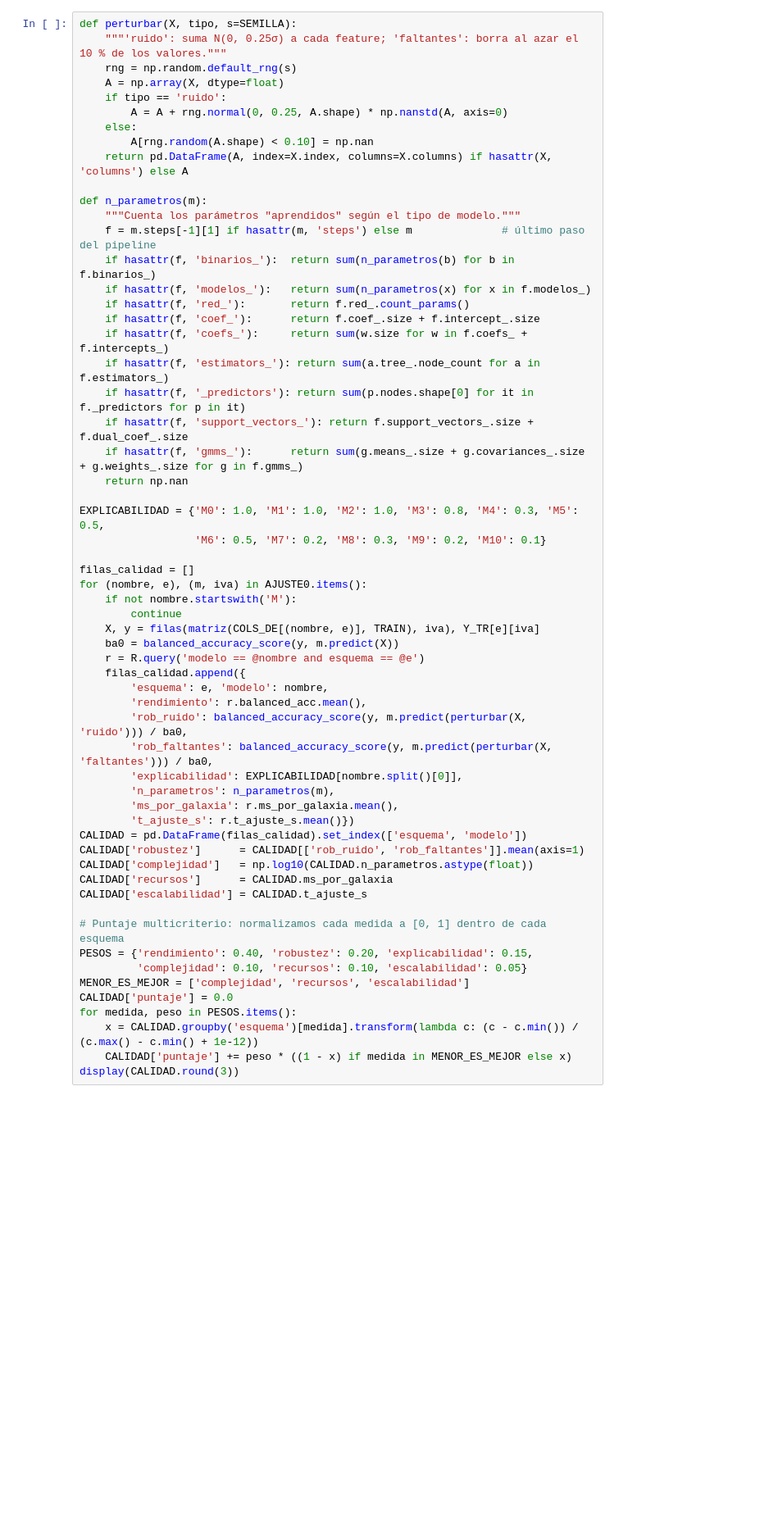
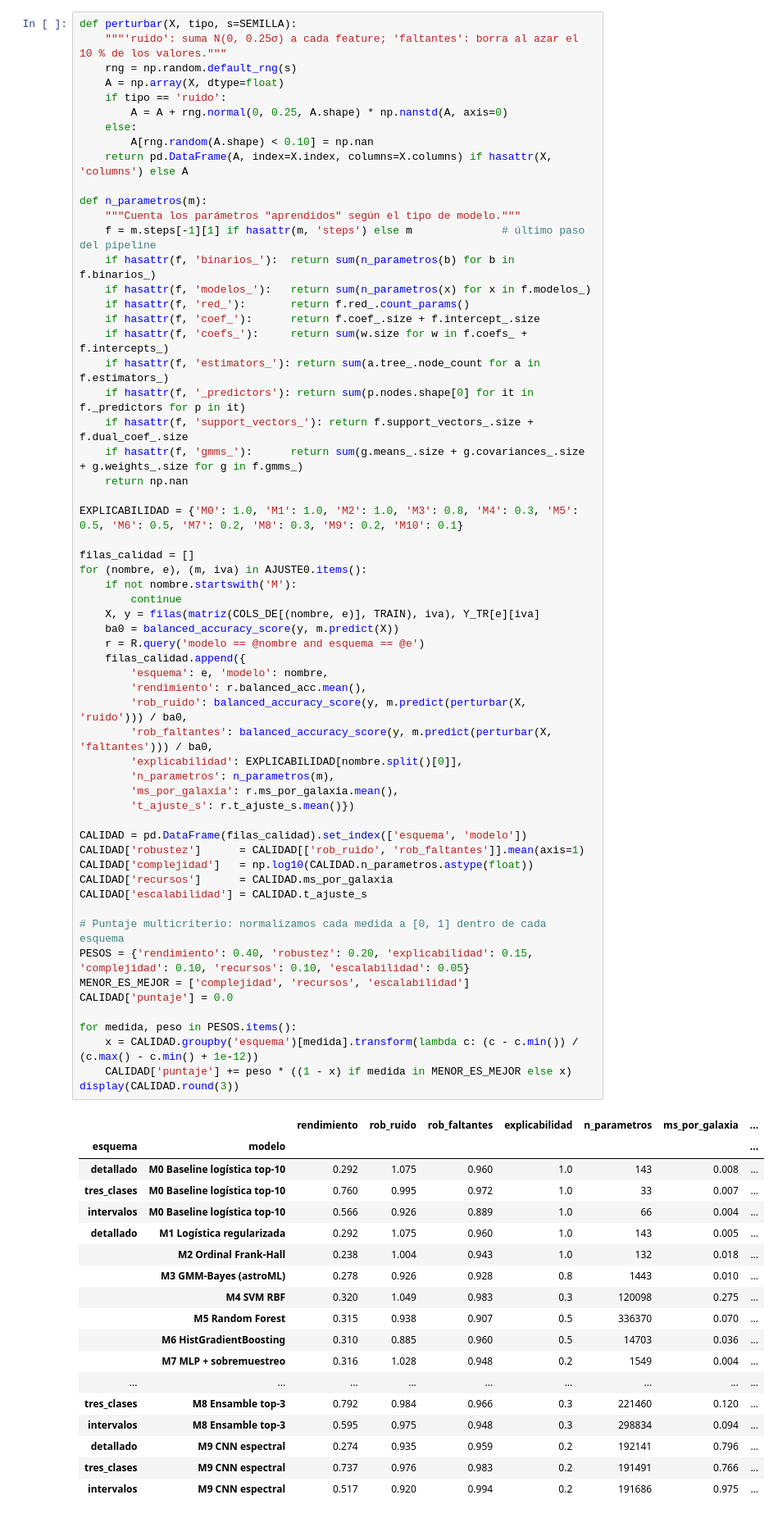
Before and after one commit to Melonangie/Galaxy-Vision, a Jupyter notebook: modeling.ipynb, the cells around one changed output. Shown at 82% size. Drawn from its saved outputs; the diff is of its cells as text; blank space fills up the shorter version.

```diff
--- a/modeling.ipynb
+++ b/modeling.ipynb
@@ -712,40 +738,59 @@ def n_parametros(m):
     if hasattr(f, 'gmms_'):      return sum(g.means_.size + g.covariances_.size + g.weights_.size for g in f.gmms_)
     return np.nan
 
-EXPLICABILIDAD = {'M0': 1.0, 'M1': 1.0, 'M2': 1.0, 'M3': 0.8, 'M4': 0.3, 'M5': 0.5,
-                  'M6': 0.5, 'M7': 0.2, 'M8': 0.3, 'M9': 0.2, 'M10': 0.1}
+EXPLICABILIDAD = {'M0': 1.0, 'M1': 1.0, 'M2': 1.0, 'M3': 0.8, 'M4': 0.3, 'M5': 0.5, 'M6': 0.5, 'M7': 0.2, 'M8': 0.3, 'M9': 0.2, 'M10': 0.1}
 
 filas_calidad = []
 for (nombre, e), (m, iva) in AJUSTE0.items():
     if not nombre.startswith('M'):
         continue
     X, y = filas(matriz(COLS_DE[(nombre, e)], TRAIN), iva), Y_TR[e][iva]
     ba0 = balanced_accuracy_score(y, m.predict(X))
     r = R.query('modelo == @nombre and esquema == @e')
     filas_calidad.append({
         'esquema': e, 'modelo': nombre,
         'rendimiento': r.balanced_acc.mean(),
         'rob_ruido': balanced_accuracy_score(y, m.predict(perturbar(X, 'ruido'))) / ba0,
         'rob_faltantes': balanced_accuracy_score(y, m.predict(perturbar(X, 'faltantes'))) / ba0,
         'explicabilidad': EXPLICABILIDAD[nombre.split()[0]],
         'n_parametros': n_parametros(m),
         'ms_por_galaxia': r.ms_por_galaxia.mean(),
         't_ajuste_s': r.t_ajuste_s.mean()})
+
 CALIDAD = pd.DataFrame(filas_calidad).set_index(['esquema', 'modelo'])
 CALIDAD['robustez']      = CALIDAD[['rob_ruido', 'rob_faltantes']].mean(axis=1)
 CALIDAD['complejidad']   = np.log10(CALIDAD.n_parametros.astype(float))
 CALIDAD['recursos']      = CALIDAD.ms_por_galaxia
 CALIDAD['escalabilidad'] = CALIDAD.t_ajuste_s
 
 # Puntaje multicriterio: normalizamos cada medida a [0, 1] dentro de cada esquema
-PESOS = {'rendimiento': 0.40, 'robustez': 0.20, 'explicabilidad': 0.15,
-         'complejidad': 0.10, 'recursos': 0.10, 'escalabilidad': 0.05}
+PESOS = {'rendimiento': 0.40, 'robustez': 0.20, 'explicabilidad': 0.15, 'complejidad': 0.10, 'recursos': 0.10, 'escalabilidad': 0.05}
 MENOR_ES_MEJOR = ['complejidad', 'recursos', 'escalabilidad']
 CALIDAD['puntaje'] = 0.0
+
 for medida, peso in PESOS.items():
     x = CALIDAD.groupby('esquema')[medida].transform(lambda c: (c - c.min()) / (c.max() - c.min() + 1e-12))
     CALIDAD['puntaje'] += peso * ((1 - x) if medida in MENOR_ES_MEJOR else x)
 display(CALIDAD.round(3))
+# %% [output]
+|  |  | rendimiento | rob_ruido | rob_faltantes | explicabilidad | n_parametros | ms_por_galaxia | ... |
+| esquema | modelo |  |  |  |  |  |  | ... |
+| detallado | M0 Baseline logística top-10 | 0.292 | 1.075 | 0.960 | 1.0 | 143 | 0.008 | ... |
+| tres_clases | M0 Baseline logística top-10 | 0.760 | 0.995 | 0.972 | 1.0 | 33 | 0.007 | ... |
+| intervalos | M0 Baseline logística top-10 | 0.566 | 0.926 | 0.889 | 1.0 | 66 | 0.004 | ... |
+| detallado | M1 Logística regularizada | 0.292 | 1.075 | 0.960 | 1.0 | 143 | 0.005 | ... |
+|  | M2 Ordinal Frank-Hall | 0.238 | 1.004 | 0.943 | 1.0 | 132 | 0.018 | ... |
+|  | M3 GMM-Bayes (astroML) | 0.278 | 0.926 | 0.928 | 0.8 | 1443 | 0.010 | ... |
+|  | M4 SVM RBF | 0.320 | 1.049 | 0.983 | 0.3 | 120098 | 0.275 | ... |
+|  | M5 Random Forest | 0.315 | 0.938 | 0.907 | 0.5 | 336370 | 0.070 | ... |
+|  | M6 HistGradientBoosting | 0.310 | 0.885 | 0.960 | 0.5 | 14703 | 0.036 | ... |
+|  | M7 MLP + sobremuestreo | 0.316 | 1.028 | 0.948 | 0.2 | 1549 | 0.004 | ... |
+| ... | ... | ... | ... | ... | ... | ... | ... | ... |
+| tres_clases | M8 Ensamble top-3 | 0.792 | 0.984 | 0.966 | 0.3 | 221460 | 0.120 | ... |
+| intervalos | M8 Ensamble top-3 | 0.595 | 0.975 | 0.948 | 0.3 | 298834 | 0.094 | ... |
+| detallado | M9 CNN espectral | 0.274 | 0.935 | 0.959 | 0.2 | 192141 | 0.796 | ... |
+| tres_clases | M9 CNN espectral | 0.737 | 0.976 | 0.983 | 0.2 | 191491 | 0.766 | ... |
+| intervalos | M9 CNN espectral | 0.517 | 0.920 | 0.994 | 0.2 | 191686 | 0.975 | ... |
 # %% [markdown]
 **Conclusión de calidad.** Lo esperado (verifícalo):
 - Los modelos **lineales y ordinales** conservan > 97 % de su BA con ruido, tienen ~10²–10³ parámetros, predicen en microsegundos y son totalmente interpretables.
```
Also changed, not shown: parts of 19 cells of this notebook.
